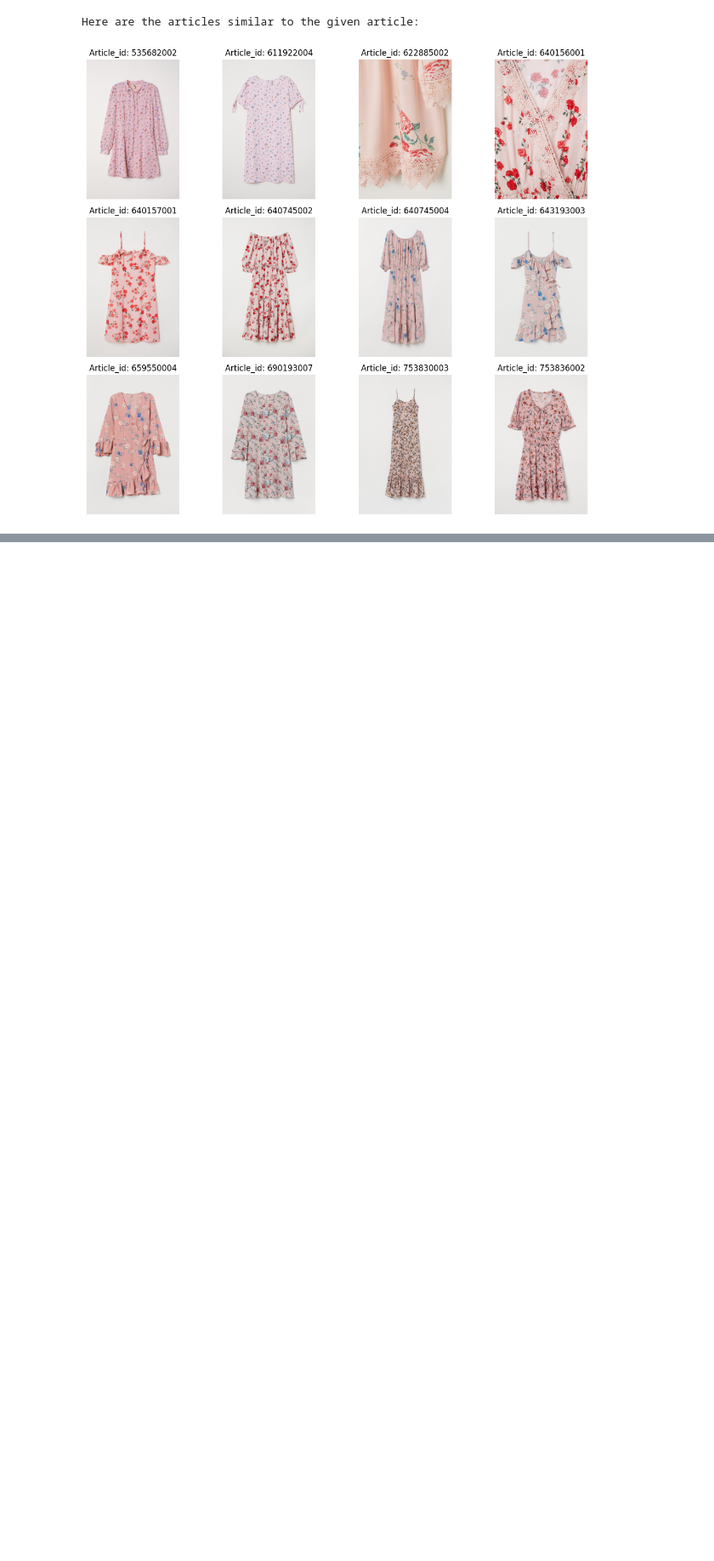
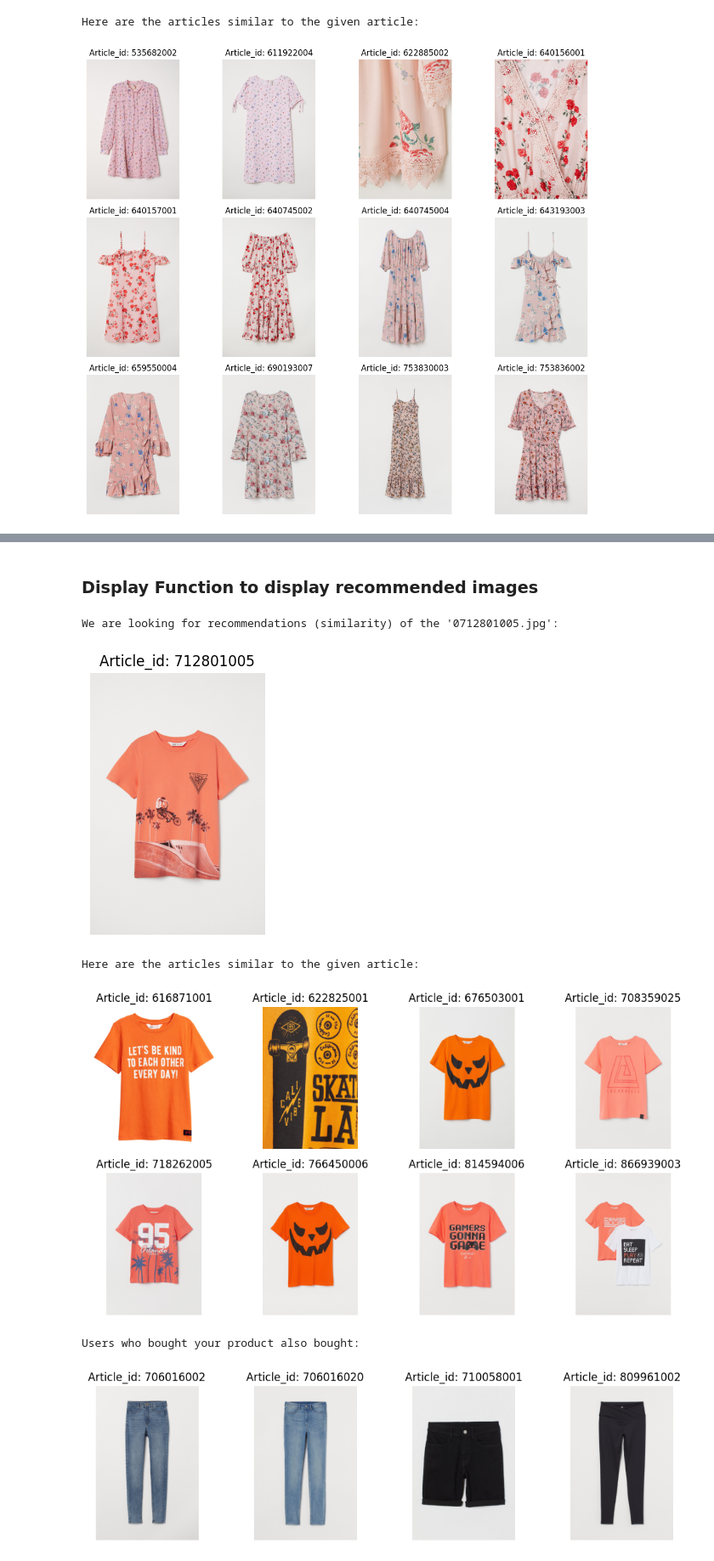
Before and after one commit to saisupriyav/Recommendation-Systems, a Jupyter notebook: H&M/Recommendation_Cosine_Similarity.ipynb, the cells around one changed output, grey strips where cells are left out. Shown at 85% size. Drawn from its saved outputs; the diff is of its cells as text; code cells hidden in the pictures; blank space fills up the shorter version.

Commit message:
Kaggle Notebook | H&M Recommendation System | Cosine + copurchase

```diff
--- a/H&M/Recommendation_Cosine_Similarity.ipynb
+++ b/H&M/Recommendation_Cosine_Similarity.ipynb
@@ -304,0 +400,54 @@ Overall, this notebook showcases a foundational yet effective method for persona
+# %% [markdown]
+### Display Function to display recommended images
+# %%
+# Helper function to display a set of article images
+def display_article_images(articles, img_dir, title_text, start_idx=1, rows=3, cols=4):
+    plt.figure(figsize=(10, 8))
+    for idx, article_id in enumerate(articles, start=start_idx):
+        subfolder = '0' + str(article_id)[:2]
+        img_path = os.path.join(img_dir, subfolder, f'0{article_id}.jpg')
+
+        if os.path.exists(img_path):
+            img = Image.open(img_path)
+            plt.subplot(rows, cols, idx)
+            plt.imshow(img)
+            plt.title(f'Article_id: {article_id}')
+            plt.axis('off')
+        else:
+            print(f"Image for Article_id {article_id} not found.")
+    plt.tight_layout()
+    plt.show()
+
+# Main function to display main article image and its similar articles
+def display_similar_articles(article_id, similar_articles, img_dir):
+    # Display main article image
+    main_subfolder = '0' + str(article_id)[:2]
+    main_img_path = os.path.join(img_dir, main_subfolder, f'0{article_id}.jpg')
+
+    print(f"We are looking for recommendations (similarity) of the '0{article_id}.jpg':")
+    if os.path.exists(main_img_path):
+        plt.figure(figsize=(3, 4))
+        img = Image.open(main_img_path)
+        plt.imshow(img)
+        plt.title(f'Article_id: {article_id}')
+        plt.axis('off')
+        plt.show()
+    else:
+        print(f"Image for Article_id {article_id} not found.")
+
+    # Display images for similar articles
+    print("Here are the articles similar to the given article:")
+    display_article_images(similar_articles[:8], img_dir, "Similar Articles")
+
+    # Display images for articles bought by similar customers
+    print("Users who bought your product also bought:")
+    display_article_images(similar_articles[8:], img_dir, "Relevant Articles")
+# %%
+display_similar_articles(article_id, recommended_products, img_dir)
+# %% [output]
+We are looking for recommendations (similarity) of the '0712801005.jpg':
+[figure, added]
+Here are the articles similar to the given article:
+[figure, added]
+Users who bought your product also bought:
+[figure, added]
```
Also changed, not shown: parts of 19 cells of this notebook.
